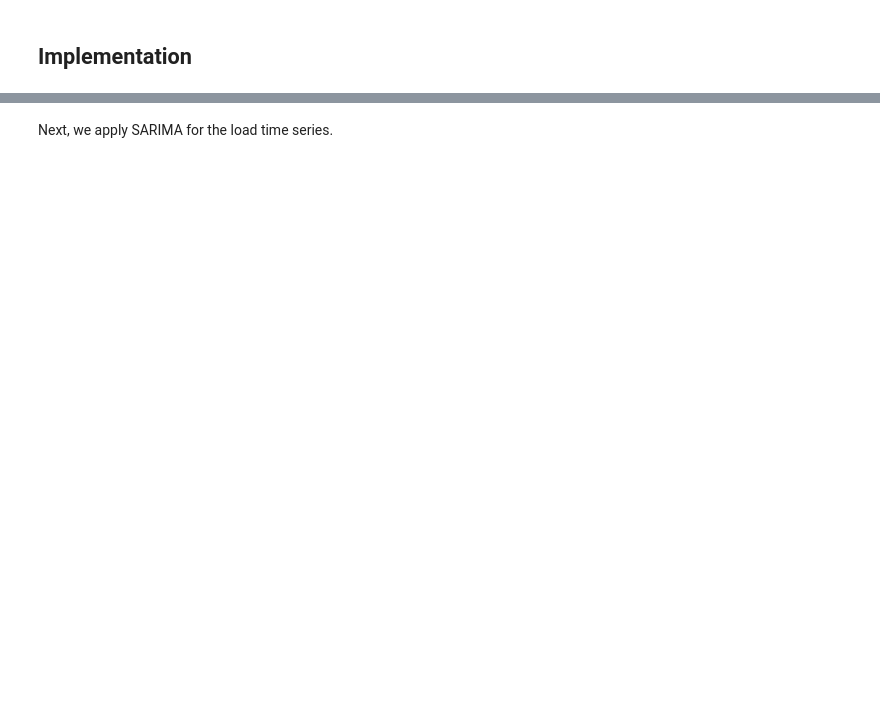
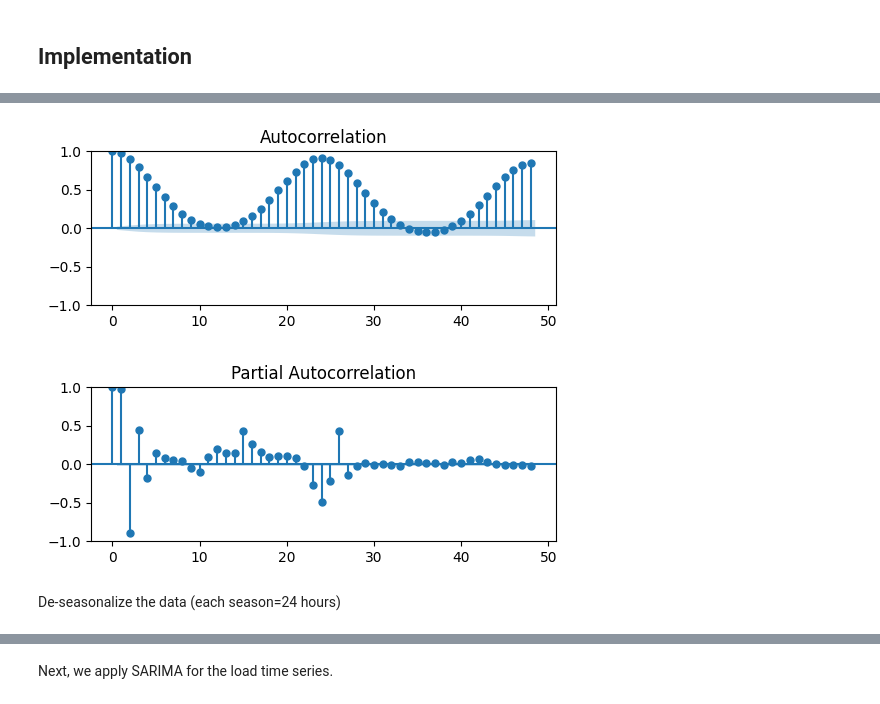
Before and after one commit to RahmanKhorramfar91/UAI_AI_Energy_Case_Studies, a Jupyter notebook: 1 - Load Forecasting.ipynb, the cells around one changed output, grey strips where cells are left out. Drawn from its saved outputs; the diff is of its cells as text; code cells hidden in the pictures; blank space fills up the shorter version.

```diff
--- a/1 - Load Forecasting.ipynb
+++ b/1 - Load Forecasting.ipynb
@@ -357,6 +367,11 @@ The above figure clearly shows cyclic patterns, but no obvious trend is visible.
 # %%
 # ACF and PACF plots
 fig1 = plot_acf(train_load, lags=48);
 fig2 = plot_pacf(train_load, lags=48);
-# fig1.set_size_inches(10,4);
-# fig2.set_size_inches(10,4);
+fig1.set_size_inches(6,2);
+fig2.set_size_inches(6,2);
+# %% [output]
+[figure, added]
+[figure, added]
+# %% [markdown]
+De-seasonalize the data (each season=24 hours)
```
Also changed, not shown: parts of 58 cells of this notebook.
